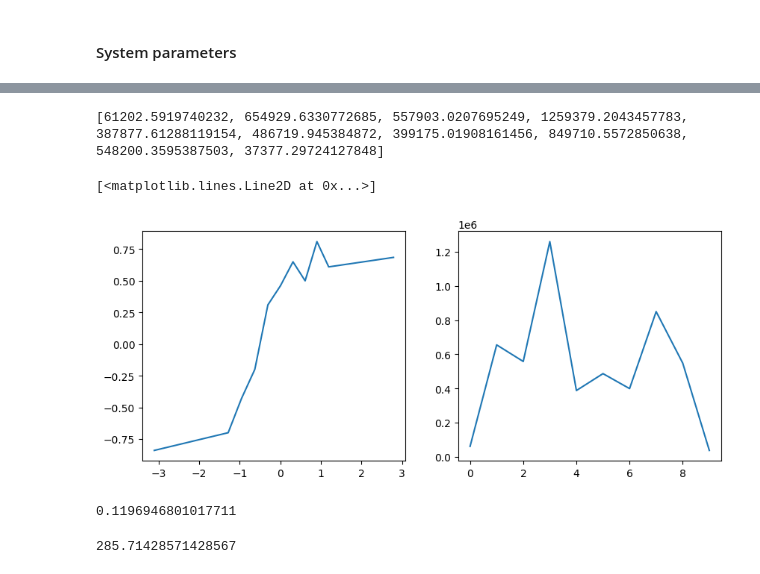
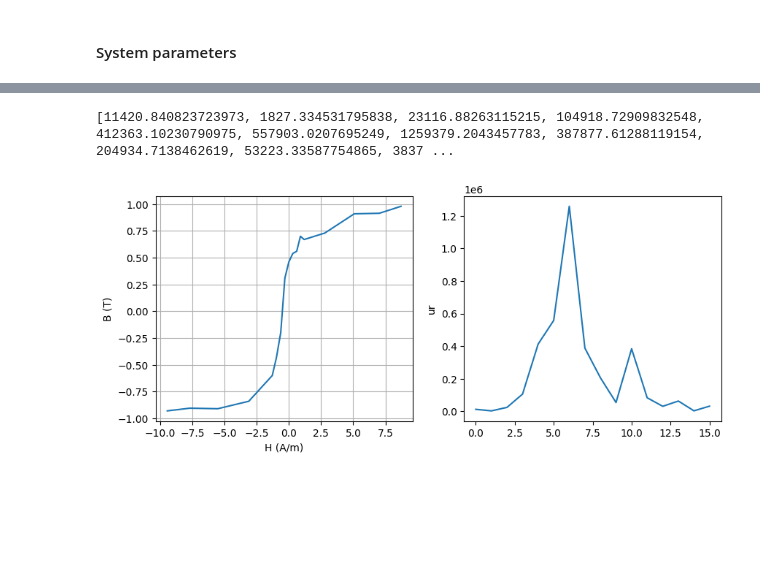
Before and after one commit to yyhshdu1/new_cavity, a Jupyter notebook: windfreak/degauss_hysteresis.ipynb, the cells around one changed output, grey strips where cells are left out. Drawn from its saved outputs; the diff is of its cells as text; code cells hidden in the pictures; blank space fills up the shorter version.

```diff
--- a/windfreak/degauss_hysteresis.ipynb
+++ b/windfreak/degauss_hysteresis.ipynb
@@ -86,23 +98,18 @@ plt.plot(H[-2000:-1],B[0][-2000:-1]-(max(B[0])+min(B[0]))/2,"-")
 # %%
 u = []
-offs = [-0.0107,-0.00443,-0.0033,-0.00217,-0.00106,0,0.00107,0.0021,0.0031,0.0041,0.0096]
+offs = [-0.0325,-0.0265,-0.019,-0.0107,-0.00443,-0.0033,-0.00217,-0.00106,0,0.00107,0.0021,0.0031,0.0041,0.0096,0.0175,0.0242,0.03]
 H_settle = np.array(offs) * V_gain /R  * N / lc
-B_settle = [-0.84,-0.7,-0.43,-0.2,0.31,0.46,0.65,0.5,0.81,0.61,0.685]
+B_settle = [-0.93,-0.905,-0.91,-0.84,-0.6,-0.43,-0.2,0.31,0.46,0.54,0.56,0.7,0.67,0.73,0.91,0.915,0.98]
 for i in range(len(H_settle)-1):
     u.append(abs((B_settle[i+1]-B_settle[i])/(H_settle[i+1]-H_settle[i]))/u0)
 print(u)
 fig,ax = plt.subplots(1,2,figsize=(10, 4))
 ax[0].plot(H_settle,B_settle)
+ax[0].set_xlabel("H (A/m)")
+ax[0].set_ylabel("B (T)")
 ax[1].plot(u)
+ax[1].set_ylabel("ur")
+ax[0].grid(True)
 # %% [output]
-[61202.5919740232, 654929.6330772685, 557903.0207695249, 1259379.2043457783, 387877.61288119154, 486719.945384872, 399175.01908161456, 849710.5572850638, 548200.3595387503, 37377.29724127848]
+[11420.840823723973, 1827.334531795838, 23116.88263115215, 104918.72909832548, 412363.10230790975, 557903.0207695249, 1259379.2043457783, 387877.61288119154, 204934.7138462619, 53223.33587754865, 3837 ...
-[<matplotlib.lines.Line2D at 0x...>]
-[figure, old version]
+[figure, new version]
-# %%
-1.5 * 0.0254 * np.pi
-# %% [output]
-0.1196946801017711
-# %%
-20/0.07
-# %% [output]
-285.71428571428567
```
Also changed, not shown: parts of 16 cells of this notebook, 12 other files.
